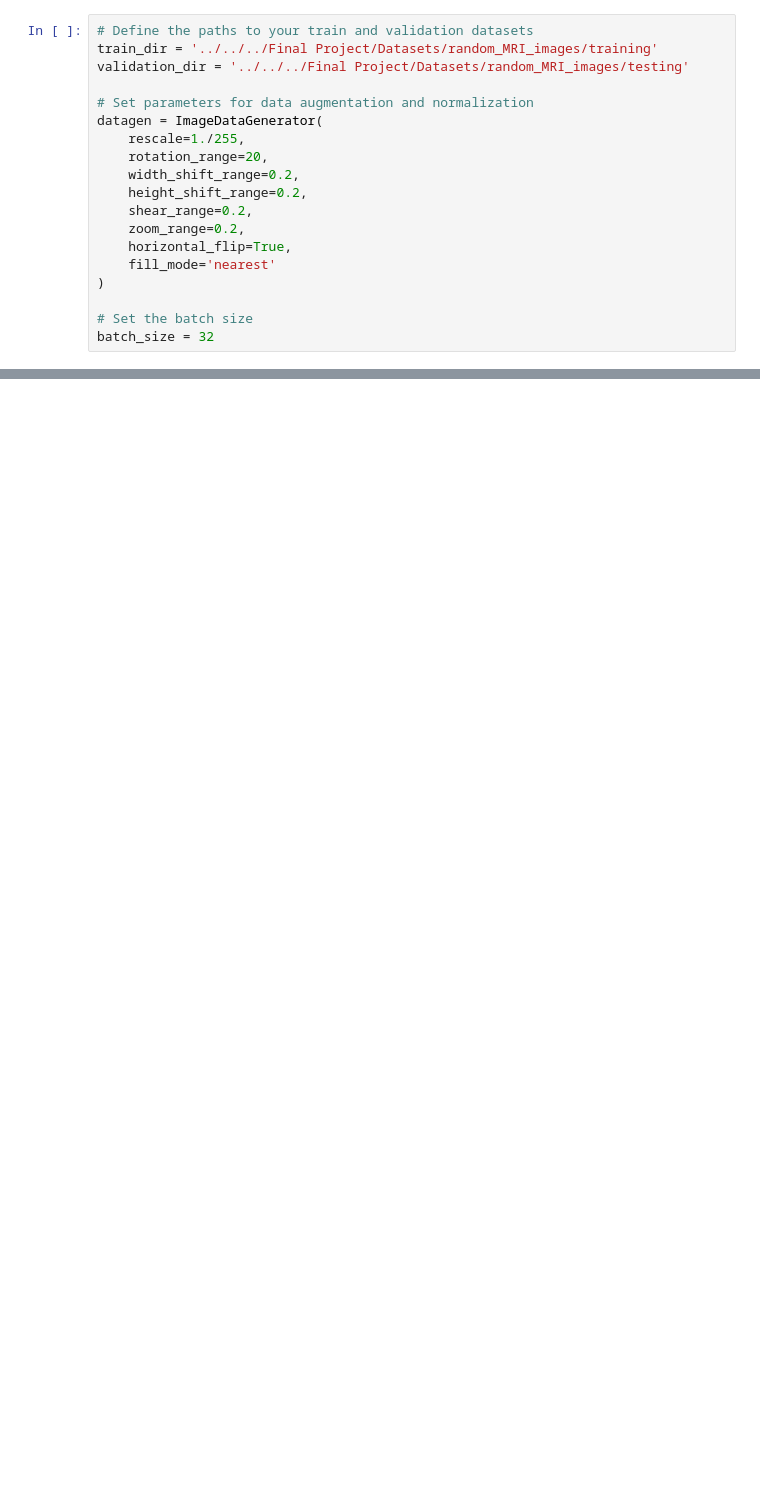
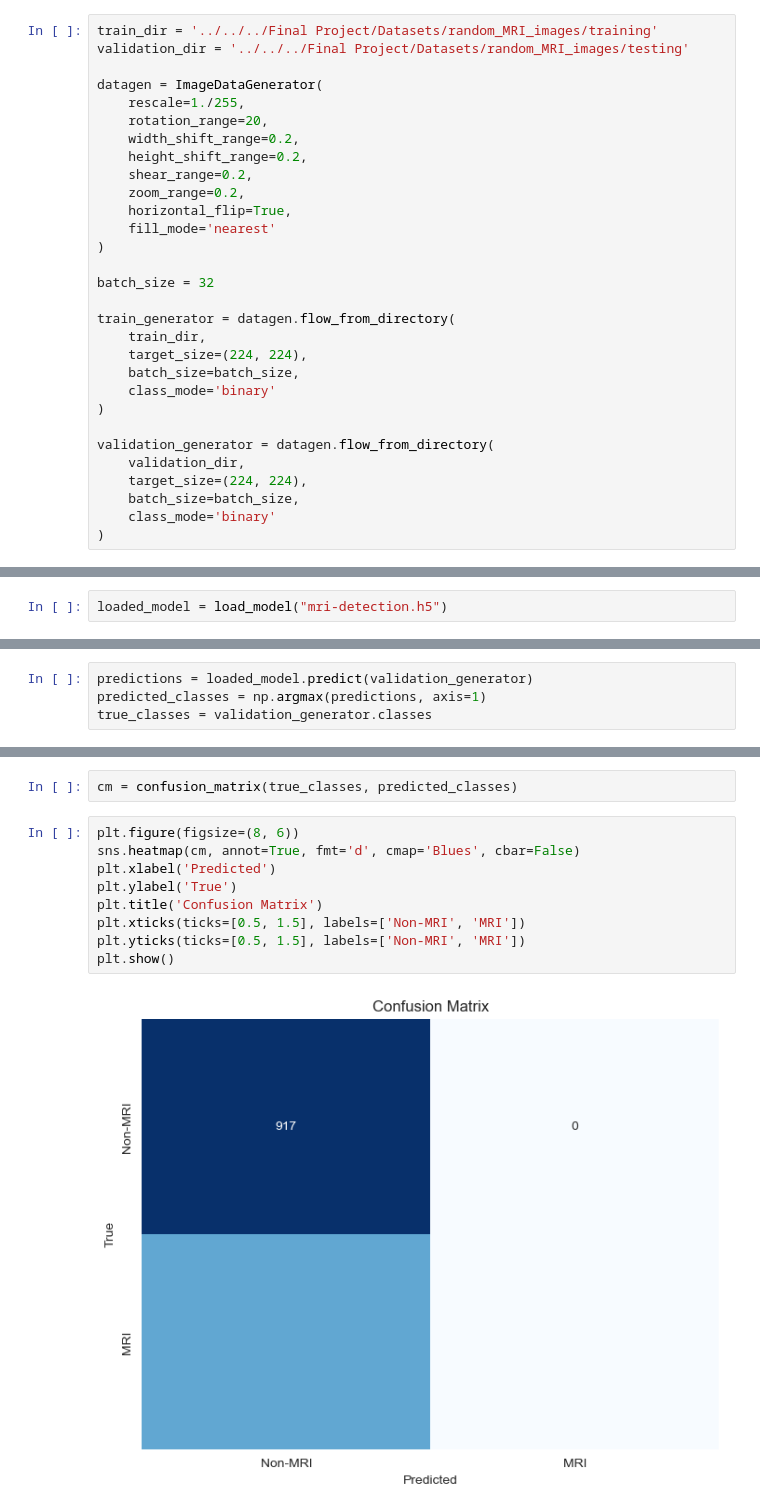
Before and after one commit to abednashif/tumor-sense, a Jupyter notebook: python_notebooks/MRI-image-detection.ipynb, the cells around one changed output, grey strips where cells are left out. Saved outputs shown, nothing was run; the diff lists cells and outputs as text; blank space fills up the shorter version.

```diff
--- a/python_notebooks/MRI-image-detection.ipynb
+++ b/python_notebooks/MRI-image-detection.ipynb
@@ -66,9 +13,7 @@ _________________________________________________________________
 # %%
-# Define the paths to your train and validation datasets
 train_dir = '../../../Final Project/Datasets/random_MRI_images/training'
 validation_dir = '../../../Final Project/Datasets/random_MRI_images/testing'
 
-# Set parameters for data augmentation and normalization
 datagen = ImageDataGenerator(
     rescale=1./255,
     rotation_range=20,
@@ -80,5 +25,18 @@ datagen = ImageDataGenerator(
     fill_mode='nearest'
 )
 
-# Set the batch size
 batch_size = 32
+
+train_generator = datagen.flow_from_directory(
+    train_dir,
+    target_size=(224, 224),
+    batch_size=batch_size,
+    class_mode='binary'
+)
+
+validation_generator = datagen.flow_from_directory(
+    validation_dir,
+    target_size=(224, 224),
+    batch_size=batch_size,
+    class_mode='binary'
+)
@@ -121,0 +79,2 @@ index = ['MRI', 'non-MRI']
+# %%
+loaded_model = load_model("mri-detection.h5")
@@ -150,0 +126,4 @@ model.save('MRI_Detection.h5')
+# %%
+predictions = loaded_model.predict(validation_generator)
+predicted_classes = np.argmax(predictions, axis=1)
+true_classes = validation_generator.classes
@@ -150,0 +135,13 @@ model.save('MRI_Detection.h5')
+# %%
+cm = confusion_matrix(true_classes, predicted_classes)
+# %%
+plt.figure(figsize=(8, 6))
+sns.heatmap(cm, annot=True, fmt='d', cmap='Blues', cbar=False)
+plt.xlabel('Predicted')
+plt.ylabel('True')
+plt.title('Confusion Matrix')
+plt.xticks(ticks=[0.5, 1.5], labels=['Non-MRI', 'MRI'])
+plt.yticks(ticks=[0.5, 1.5], labels=['Non-MRI', 'MRI'])
+plt.show()
+# %% [output]
+[figure, added]
```
Also changed, not shown: parts of 27 cells of this notebook, 7 other files.
